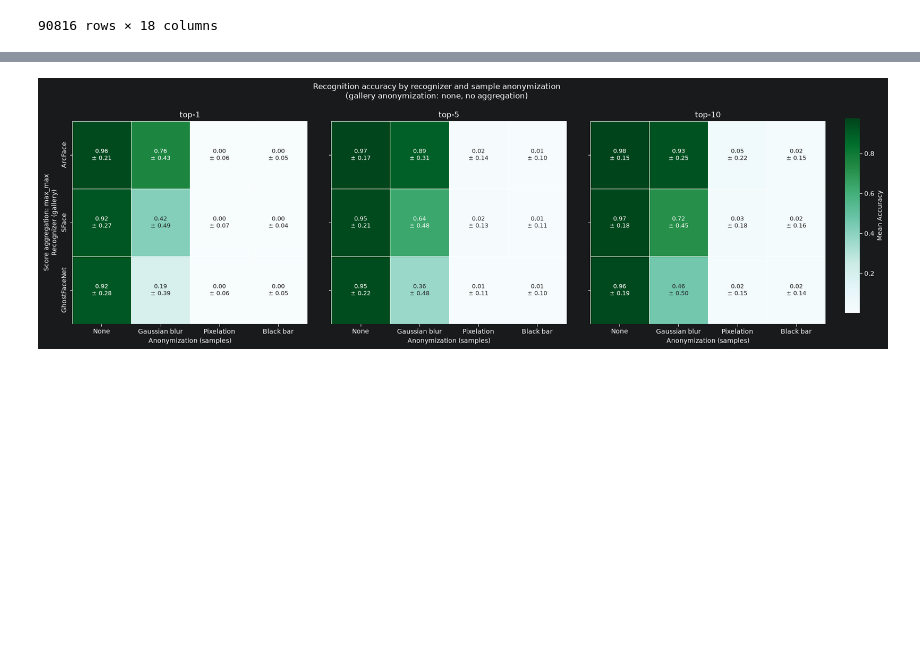
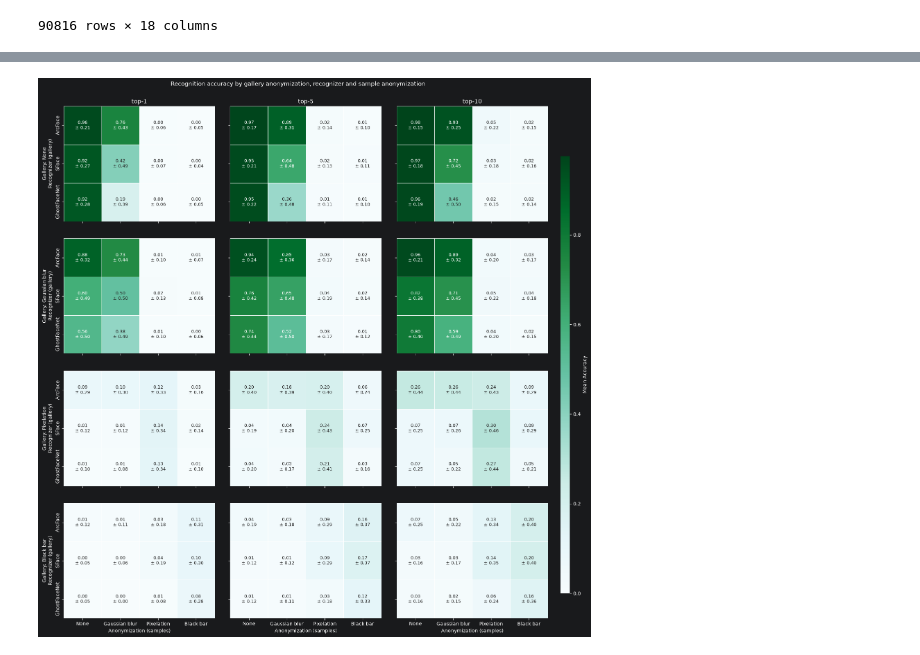
Before and after one commit to wagpa/meles, a Jupyter notebook: src/notebooks/05_experiment_embedding_compariosn.ipynb, the cells around one changed output, grey strips where cells are left out. Drawn from its saved outputs; the diff is of its cells as text; code cells hidden in the pictures; blank space fills up the shorter version.

Commit message:
add embedding comparison grid

```diff
--- a/src/notebooks/05_experiment_embedding_compariosn.ipynb
+++ b/src/notebooks/05_experiment_embedding_compariosn.ipynb
@@ -49,35 +53,46 @@ halve the clear/clear diagonal. An assertion below fails if any other unkeyed co
 # %%
-# Rename labels once, on the full dataset. Both legs' recognizers are renamed, so that the
-# pairing check below compares like with like.
+# Rename labels once, on the full dataset. Both legs are renamed for both anonymization and
+# recognizer, so the legs' values are directly comparable -- the pairing check below, and the
+# shared ordering that puts like-against-like on the diagonal.
 RECOGNIZER_LABELS = {"sface": "SFace", "arcface": "ArcFace", "ghostfacenet": "GhostFaceNet"}
+ANONYMIZATION_LABELS = {
+    "none": "None",
+    "gaussianblur": "Gaussian blur",
+    "blackbar": "Black bar",
+    "pixelation": "Pixelation",
+}
 data = EXPERIMENT_DATA.replace(
     {
-        "samples_frame_anonymization": {
-            "none": "None",
-            "gaussianblur": "Gaussian blur",
-            "blackbar": "Black bar",
-            "pixelation": "Pixelation",
-        },
+        "samples_frame_anonymization": ANONYMIZATION_LABELS,
+        "gallery_frame_anonymization": ANONYMIZATION_LABELS,
         "gallery_frame_embedding": RECOGNIZER_LABELS,
         "samples_frame_embedding": RECOGNIZER_LABELS,
     }
 )
 
-# The headline pairing: what the attacker holds is clear, what they observe is anonymized.
-# These results also contain anonymized galleries, and the plot does not key on them, so
-# without this filter every cell would be a mean over all four gallery conditions --
-# ArcFace clear/clear reads 0.49 pooled against 0.96 on a clear gallery.
-GALLERY_ANONYMIZATION = "none"
-data = data[data["gallery_frame_anonymization"] == GALLERY_ANONYMIZATION]
+# One column per metric, one row per gallery anonymization -- what the attacker holds.
+# The top row is the headline pairing (clear gallery, anonymized samples); the rows below ask
+# whether an attacker whose own gallery is anonymized does better matching like against like.
+metrics = ["top-1", "top-5", "top-10"]
 
-# One column per metric, one row per score aggregation
-metrics = ["top-1", "top-5", "top-10"]
-score_aggs = data["score_aggregation"].unique()  # or a fixed list, e.g. ["max_mean", ...]
+# Shared ordering across all panels (based on one reference metric). Both legs carry the same
+# four anonymizations, so they share an order and the like-against-like cells line up.
+ORDER_METRIC = "top-1"
+agg_order = data.groupby("gallery_frame_embedding")[ORDER_METRIC].mean().sort_values(ascending=False).index
+anonymization_order = (
+    data.groupby("samples_frame_anonymization")[ORDER_METRIC].mean().sort_values(ascending=False).index
+)
+gallery_anonymizations = [a for a in anonymization_order if a in set(data["gallery_frame_anonymization"])]
 
-# Guard against pooling a dimension again: every configuration column the plot does not key
-# on must be constant, or its cells average over conditions the figure never names. The two
-# legs' recognizers are checked as a pair, since the index names one recognizer for both.
-KEYED = {"gallery_frame_embedding", "samples_frame_embedding", "samples_frame_anonymization", "score_aggregation"}
+# Guard against pooling a dimension: every configuration column the plot does not key on must
+# be constant, or its cells average over conditions the figure never names. The two legs'
+# recognizers are checked as a pair, since the index names one recognizer for both.
+KEYED = {
+    "gallery_frame_embedding",
+    "samples_frame_embedding",
+    "samples_frame_anonymization",
+    "gallery_frame_anonymization",
+}
 config_columns = [c for c in data.columns if c.startswith(("gallery_", "samples_"))] + ["score_aggregation", "pipeline"]
 assert (data["gallery_frame_embedding"] == data["samples_frame_embedding"]).all(), (
     "the legs use different recognizers, so the index no longer names one recognizer"
@@ -85,23 +100,18 @@ assert (data["gallery_frame_embedding"] == data["samples_frame_embedding"]).all(
 pooled = {c: sorted(data[c].unique()) for c in config_columns if c not in KEYED and data[c].nunique() > 1}
 assert not pooled, f"unkeyed columns vary, so each cell pools them: {pooled}"
 
-# Shared ordering across all panels (based on one reference metric)
-ORDER_METRIC = "top-1"
-agg_order = data.groupby("gallery_frame_embedding")[ORDER_METRIC].mean().sort_values(ascending=False).index
-embedding_order = data.groupby("samples_frame_anonymization")[ORDER_METRIC].mean().sort_values(ascending=False).index
-
 # Build all pivots first so we can find a shared color range
 pivots = {
-    (m, s): data[data["score_aggregation"] == s]
+    (m, g): data[data["gallery_frame_anonymization"] == g]
     .pivot_table(
         index="gallery_frame_embedding",
         columns="samples_frame_anonymization",
         values=m,
         aggfunc="mean",
     )
-    .reindex(index=agg_order, columns=embedding_order)
+    .reindex(index=agg_order, columns=anonymization_order)
     for m in metrics
-    for s in score_aggs
+    for g in gallery_anonymizations
 }
 vmin = min(p.min().min() for p in pivots.values())
 vmax = max(p.max().max() for p in pivots.values())
@@ -110,16 +120,16 @@ vmax = max(p.max().max() for p in pivots.values())
 SPREAD = "std"
 
 spreads = {
-    (m, s): data[data["score_aggregation"] == s]
+    (m, g): data[data["gallery_frame_anonymization"] == g]
     .pivot_table(
         index="gallery_frame_embedding",
         columns="samples_frame_anonymization",
         values=m,
         aggfunc=SPREAD,
     )
-    .reindex(index=agg_order, columns=embedding_order)
+    .reindex(index=agg_order, columns=anonymization_order)
     for m in metrics
-    for s in score_aggs
+    for g in gallery_anonymizations
 }
 
 def make_labels(mean_df, spread_df):
@@ -130,49 +140,45 @@ def make_labels(mean_df, spread_df):
     )
 
 fig, axes = plt.subplots(
-    len(score_aggs),
+    len(gallery_anonymizations),
     len(metrics),
-    figsize=(7 * len(metrics), 6 * len(score_aggs)),
+    figsize=(6 * len(metrics), 4.5 * len(gallery_anonymizations)),
     sharex=True,
     sharey=True,
     squeeze=False,  # always 2D, even with a single row or column
 )
 cbar_ax = fig.add_axes([0.92, 0.15, 0.015, 0.7])  # one colorbar for all panels
 
-for r, s in enumerate(score_aggs):
+for r, g in enumerate(gallery_anonymizations):
     for c, m in enumerate(metrics):
         ax = axes[r, c]
         first = r == 0 and c == 0
         sns.heatmap(
-            pivots[(m, s)],
+            pivots[(m, g)],
             ax=ax,
-            annot=make_labels(pivots[(m, s)], spreads[(m, s)]),
+            annot=make_labels(pivots[(m, g)], spreads[(m, g)]),
             fmt="",
             annot_kws={"fontsize": 9},
             #annot=True,
             #fmt=".3f",
             cmap="BuGn",
             vmin=vmin,
             vmax=vmax,
             linewidths=0.5,
             linecolor="w",
             cbar=first,
             cbar_ax=cbar_ax if first else None,
             cbar_kws={"label": "Mean Accuracy"},
         )
         # Column titles (metric) on top row only
         ax.set_title(m if r == 0 else "")
         # x-label on bottom row only
-        ax.set_xlabel("Anonymization (samples)" if r == len(score_aggs) - 1 else "")
-        # Row label (score aggregation) on first column only
-        ax.set_ylabel(f"Score aggregation: {s}\nRecognizer (gallery)" if c == 0 else "")
+        ax.set_xlabel("Anonymization (samples)" if r == len(gallery_anonymizations) - 1 else "")
+        # Row label (gallery anonymization) on first column only
+        ax.set_ylabel(f"Gallery: {g}\nRecognizer (gallery)" if c == 0 else "")
 
-fig.suptitle(
-    "Recognition accuracy by recognizer and sample anonymization\n"
-    f"(gallery anonymization: {GALLERY_ANONYMIZATION}, no aggregation)",
-    y=0.98,
-)
-fig.subplots_adjust(right=0.9, top=0.84, wspace=0.1, hspace=0.1)
+fig.suptitle("Recognition accuracy by gallery anonymization, recognizer and sample anonymization", y=0.97)
+fig.subplots_adjust(right=0.9, top=0.93, wspace=0.1, hspace=0.15)
 plt.show()
 # %% [output]
-[figure, old version]
+[figure, new version]
```
Also changed, not shown: parts of 1 cell of this notebook, 1 other file.
